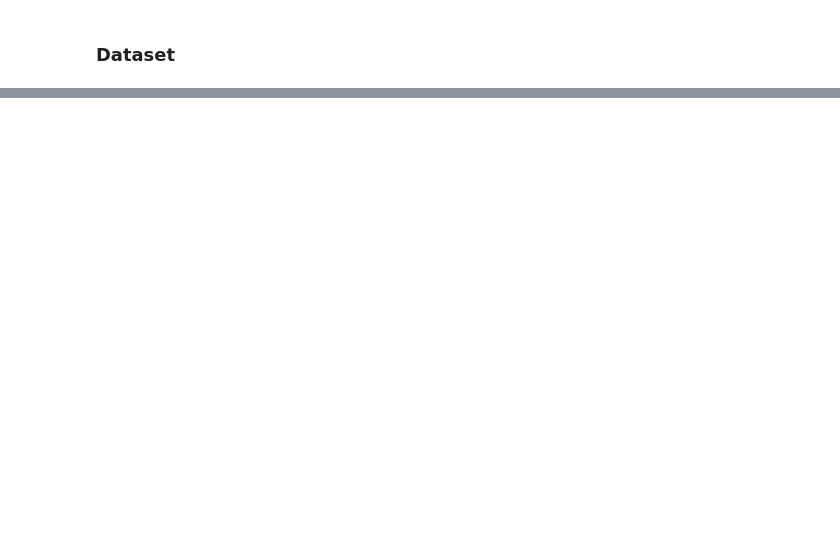
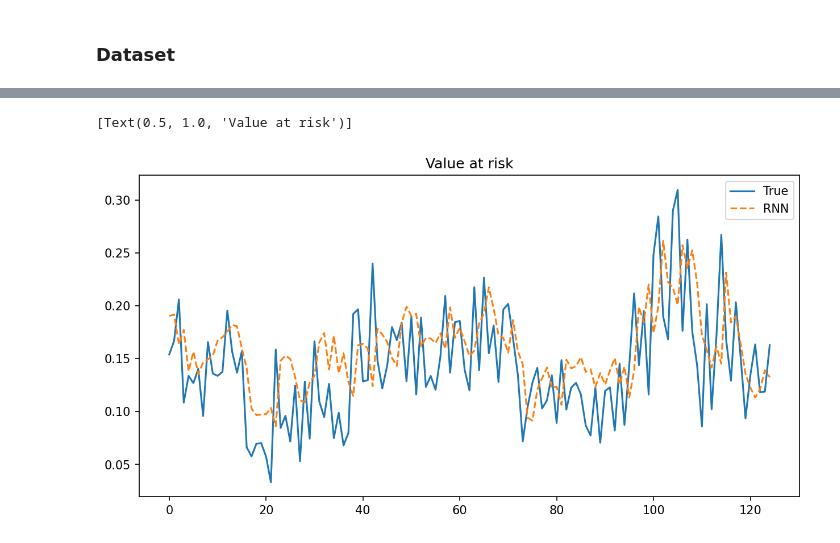
Before and after one commit to gittmp/sustainable-risk-modelling, a Jupyter notebook: Program/risk-forecasting.ipynb, the cells around one changed output, grey strips where cells are left out. Cells and saved outputs as stored; diff of their text form; code cells hidden in the pictures; blank space fills up the shorter version.

```diff
--- a/Program/risk-forecasting.ipynb
+++ b/Program/risk-forecasting.ipynb
@@ -205,32 +145,7 @@ Univariate data
 rnn_model = Sequential([
     SimpleRNN(256, return_sequences=True, activation='tanh', input_shape=(X_train.shape[1:])),
     SimpleRNN(256, activation='tanh'),
-    Dense(1, activation='linear')
-])
-
-gru_model = Sequential([
-    GRU(256, return_sequences=True, activation='tanh', input_shape=(X_train.shape[1:])),
-    GRU(256, activation='tanh'),
-    Dense(1, activation='linear')
-])
-
-lstm_model = Sequential([
-    LSTM(256, return_sequences=True, activation='tanh', input_shape=(X_train.shape[1:])),
-    LSTM(256, activation='tanh'),
-    Dense(1, activation='linear')
-])
-
-bidir_model = Sequential([
-    Bidirectional(
-        LSTM(256, return_sequences=True, activation='tanh', input_shape=(X_train.shape[1:]))
-    ),
-    Bidirectional(
-        LSTM(256, activation='tanh')
-    ),
-    Dense(1, activation='linear')
+    Dense(3, activation='linear')
 ])
 
 rnn_model.compile(loss='mae', optimizer='adam', metrics=['mse'])
-gru_model.compile(loss='mae', optimizer='adam', metrics=['mse'])
-lstm_model.compile(loss='mae', optimizer='adam', metrics=['mse'])
-bidir_model.compile(loss='mae', optimizer='adam', metrics=['mse'])
@@ -349,0 +198,21 @@ def VaR(self, y, confidence_level=0.05):
+# %%
+# VaR prediction
+def value_at_risk(close, ret, s_dev, confidence_level=0.05):
+    # VaR = V_p * (R_p – z * σ) = portfolio_value * (portfolio return - Z value * portfolio std)
+    var = close * (ret - norm.ppf(confidence_level) * s_dev)
+
+    return var
+
+
+VaR_pred = value_at_risk(rnn_pred[:, 0], rnn_pred[:, 1], rnn_pred[:, 2])
+VaR_test = value_at_risk(y_test[:, 0], y_test[:, 1], y_test[:, 2])
+
+fig, ax = plt.subplots(1, 1, figsize=(10, 5), dpi=150)
+
+ax.plot(VaR_test, label='True')
+ax.plot(VaR_pred, linestyle='--', label='RNN')
+ax.legend()
+ax.set(title='Value at risk')
+# %% [output]
+[Text(0.5, 1.0, 'Value at risk')]
+[figure, added]
```
Also changed, not shown: parts of 13 cells of this notebook.
